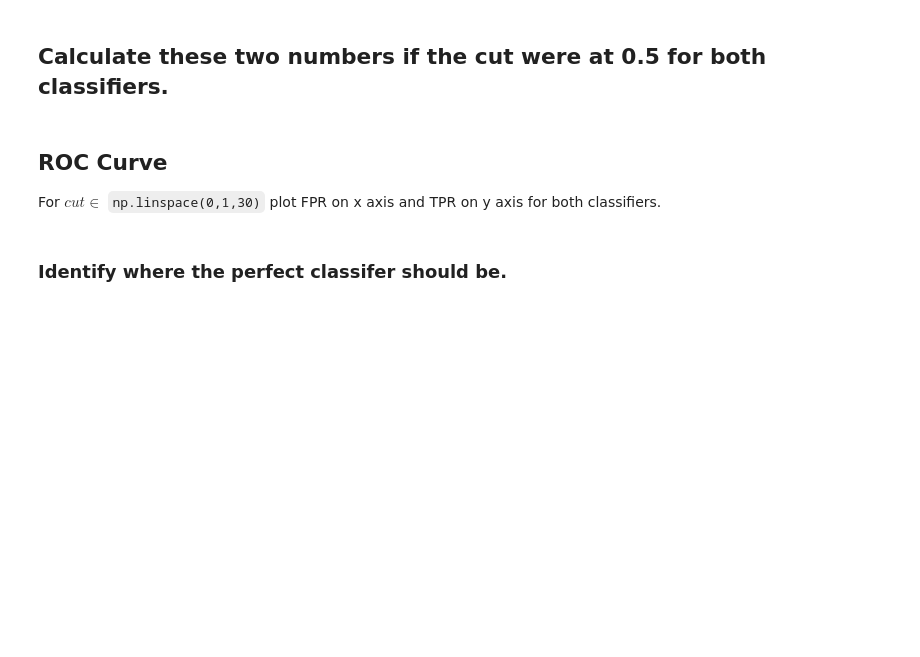
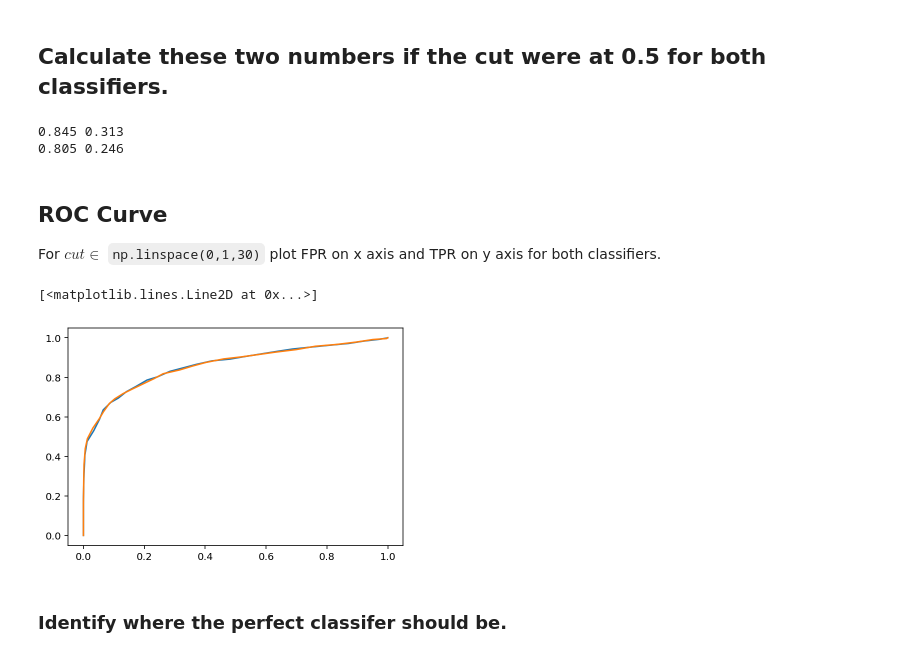
Before and after one commit to muic-pattern-rekt-2018/Exercise04, a Jupyter notebook: Exercise 4 Picking a Cut ROC and Multiclass Problem.ipynb, the cells around one changed output. Cells and saved outputs as stored; diff of their text form; code cells hidden in the pictures; blank space fills up the shorter version.

```diff
--- a/Exercise 4 Picking a Cut ROC and Multiclass Problem.ipynb
+++ b/Exercise 4 Picking a Cut ROC and Multiclass Problem.ipynb
@@ -202,11 +202,65 @@ this is called false positive rate/10 other names.
 Essentially it's fraction of false smaple classified as true over all negative sample.
 
 If we have a perfect classifier, what should be the value for these two number?
+# %%
+@dataclass
+class Stat:
+    tp: float
+    tn: float
+    fp: float
+    fn: float
+
+    @property
+    def tpr(self):
+        return self.tp/(self.tp+self.fn)
+
+    @property
+    def fpr(self):
+        return self.fp/(self.tn+self.fp)
+
+def calculate_stat(prediction, xclass, threshold: float) -> Stat:
+    predicted_pos = prediction > threshold
+    predicted_neg = ~predicted_pos
+
+    actual_positive = xclass > 0
+    actual_negative = ~actual_positive
+
+    tp = np.sum(predicted_pos & actual_positive)
+    fp = np.sum(predicted_pos & actual_negative)
+    tn = np.sum(predicted_neg & actual_negative)
+    fn = np.sum(predicted_neg & actual_positive)
+
+    return Stat(tp=tp, tn=tn, fp=fp, fn=fn)
 # %% [markdown]
 ## Calculate these two numbers if the cut were at 0.5 for both classifiers.
+# %%
+stat2 = calculate_stat(pred2, ys, 0.5)
+stat1 = calculate_stat(pred1, ys, 0.5)
+
+print(stat1.tpr, stat1.fpr)
+print(stat2.tpr, stat2.fpr)
+# %% [output]
+0.845 0.313
+0.805 0.246
 # %% [markdown]
 ## ROC Curve
 For $cut \in$ `np.linspace(0,1,30)` plot FPR on x axis and TPR on y axis for both classifiers.
+# %%
+stat1s = [calculate_stat(pred1, ys, c) for c in np.linspace(0,1, 30)]
+stat2s = [calculate_stat(pred2, ys, c) for c in np.linspace(0,1, 30)]
+
+plt.plot(
+    [s.fpr for s in stat1s],
+    [s.tpr for s in stat1s]
+)
+
+plt.plot(
+    [s.fpr for s in stat2s],
+    [s.tpr for s in stat2s]
+)
+# %% [output]
+[<matplotlib.lines.Line2D at 0x...>]
+[figure, added]
 # %% [markdown]
 ### Identify where the perfect classifer should be.
 # %% [markdown]
```
Also changed, not shown: parts of 2 cells of this notebook.
